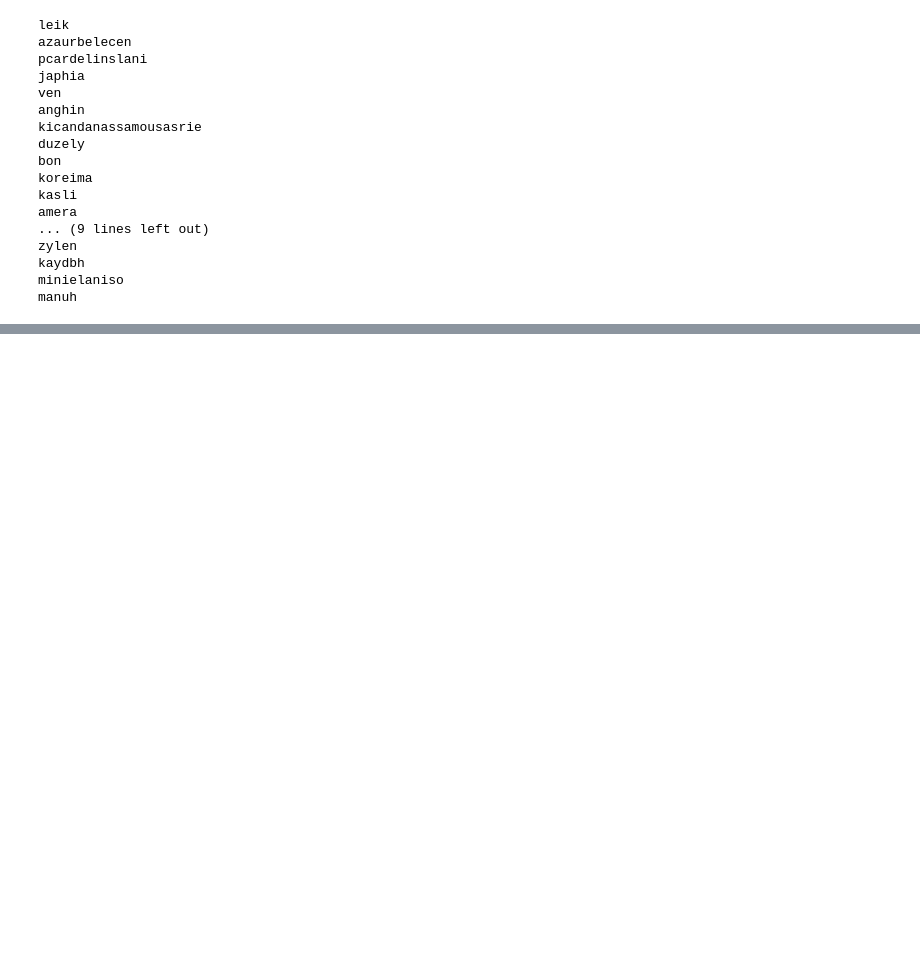
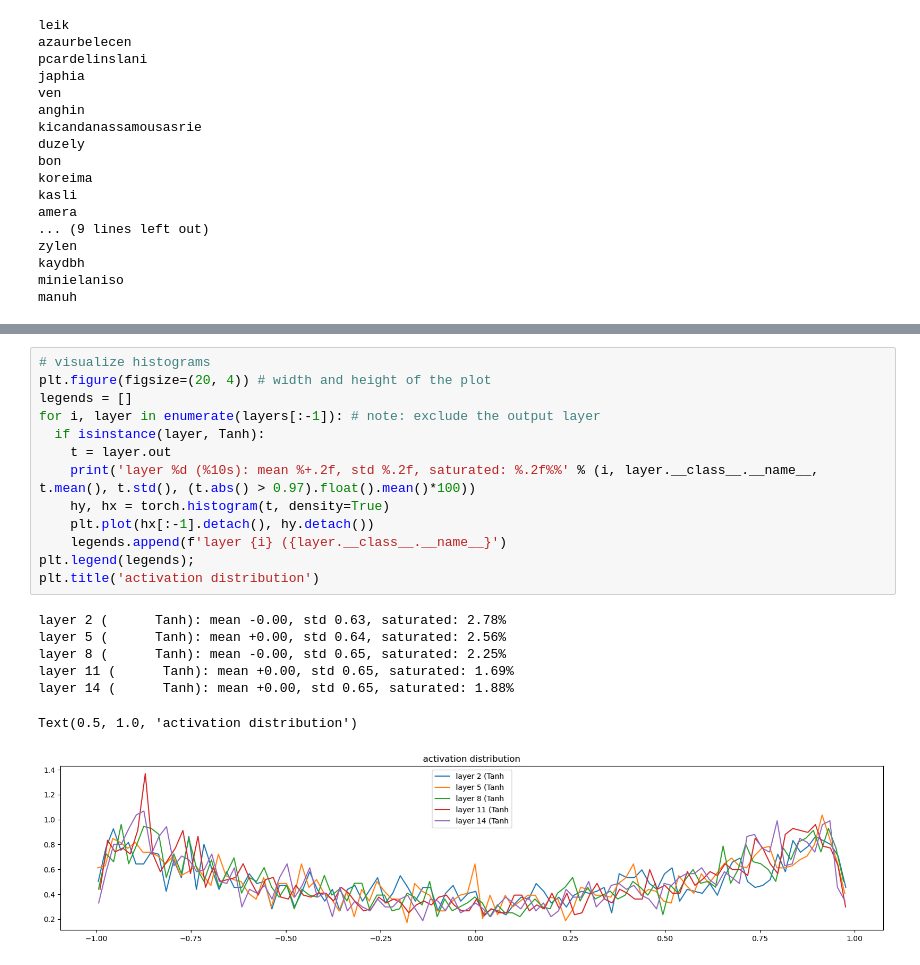
Before and after one commit to bryangeek/makemore, a Jupyter notebook: mlp-model-part2.ipynb, the cells around one changed output, grey strips where cells are left out. Cells and saved outputs as stored; diff of their text form; blank space fills up the shorter version.

Commit message:
Add torch style deeper net to lecture 3 examples

```diff
--- a/mlp-model-part2.ipynb
+++ b/mlp-model-part2.ipynb
@@ -369,0 +513,21 @@ manuh
+# %%
+# visualize histograms
+plt.figure(figsize=(20, 4)) # width and height of the plot
+legends = []
+for i, layer in enumerate(layers[:-1]): # note: exclude the output layer
+  if isinstance(layer, Tanh):
+    t = layer.out
+    print('layer %d (%10s): mean %+.2f, std %.2f, saturated: %.2f%%' % (i, layer.__class__.__name__, t.mean(), t.std(), (t.abs() > 0.97).float().mean()*100))
+    hy, hx = torch.histogram(t, density=True)
+    plt.plot(hx[:-1].detach(), hy.detach())
+    legends.append(f'layer {i} ({layer.__class__.__name__}')
+plt.legend(legends);
+plt.title('activation distribution')
+# %% [output]
+layer 2 (      Tanh): mean -0.00, std 0.63, saturated: 2.78%
+layer 5 (      Tanh): mean +0.00, std 0.64, saturated: 2.56%
+layer 8 (      Tanh): mean -0.00, std 0.65, saturated: 2.25%
+layer 11 (      Tanh): mean +0.00, std 0.65, saturated: 1.69%
+layer 14 (      Tanh): mean +0.00, std 0.65, saturated: 1.88%
+Text(0.5, 1.0, 'activation distribution')
+[figure, added]
```
Also changed, not shown: parts of 5 cells of this notebook.
